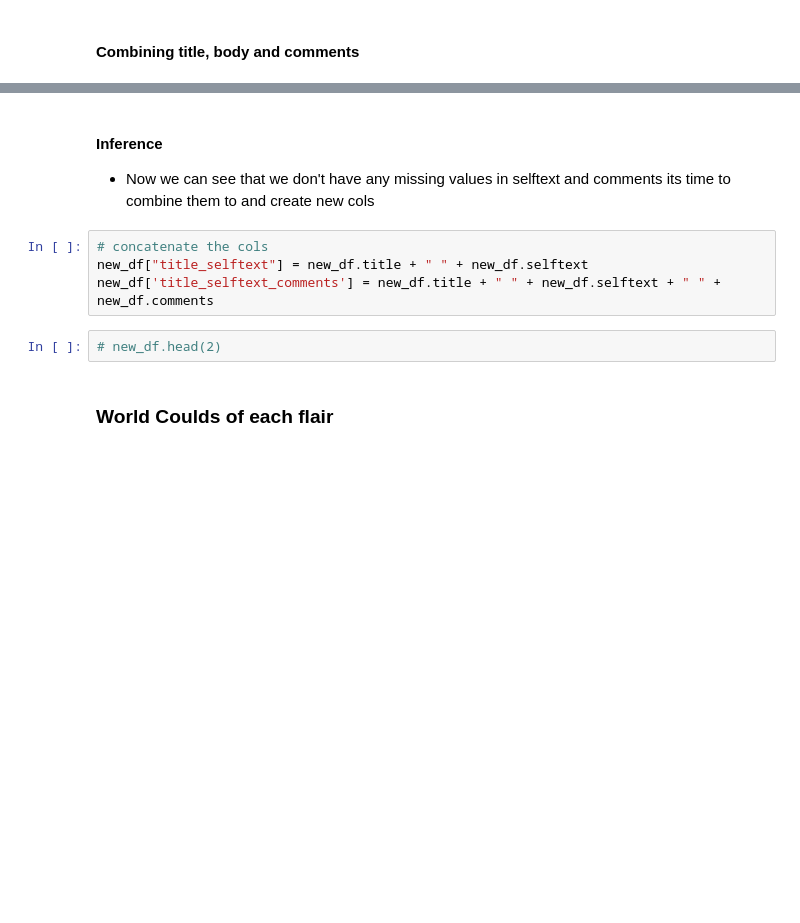
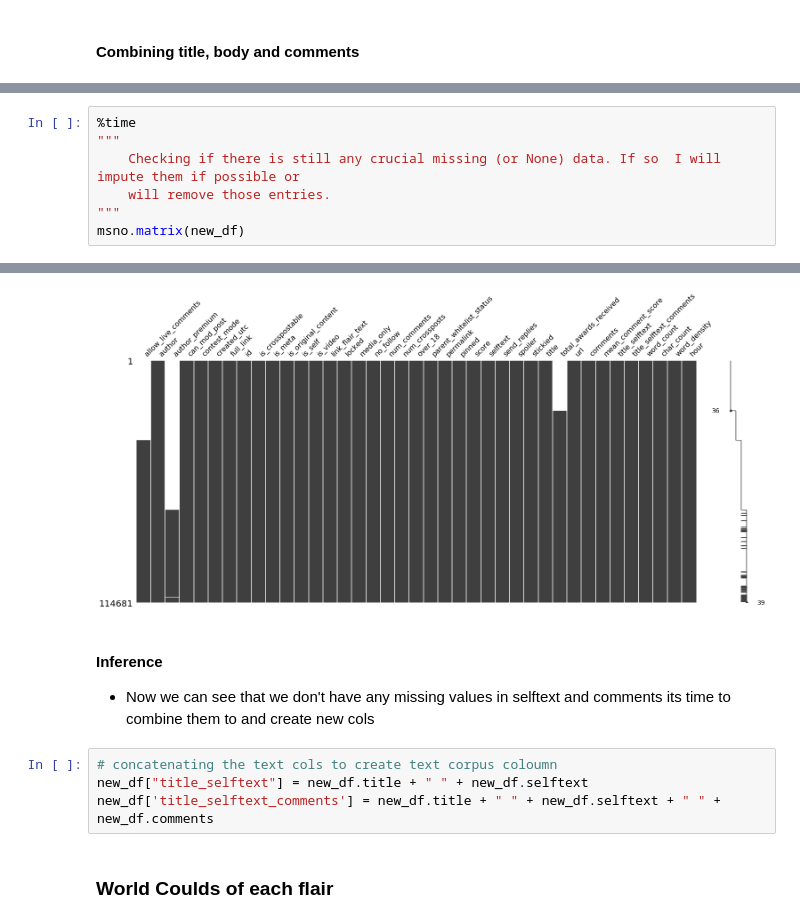
Before and after one commit to macabdul9/reddit-flait-detector, a Jupyter notebook: notebooks/reddit_flair_data_acquisation_June_2019.ipynb, the cells around one changed output, grey strips where cells are left out. Drawn from its saved outputs; the diff is of its cells as text; blank space fills up the shorter version.

```diff
--- a/notebooks/reddit_flair_data_acquisation_June_2019.ipynb
+++ b/notebooks/reddit_flair_data_acquisation_June_2019.ipynb
@@ -538,0 +524,8 @@ msno.matrix(new_df);
+# %%
+%time
+"""
+    Checking if there is still any crucial missing (or None) data. If so  I will impute them if possible or
+    will remove those entries.
+"""
+msno.matrix(new_df)
+# %% [output]
@@ -539,12 +533,11 @@ msno.matrix(new_df);
+[figure, added]
 # %% [markdown]
 #### **Inference**
 - Now we can see that we don't have any missing values in selftext and comments its time to combine them to and create new cols
 # %%
-# concatenate the cols
+# concatenating the text cols to create text corpus coloumn
 new_df["title_selftext"] = new_df.title + " " + new_df.selftext
 new_df['title_selftext_comments'] = new_df.title + " " + new_df.selftext + " " + new_df.comments
-# %%
-# new_df.head(2)
 # %% [markdown]
 ### World Coulds of each flair
 # %%
```
Also changed, not shown: parts of 15 cells of this notebook.
